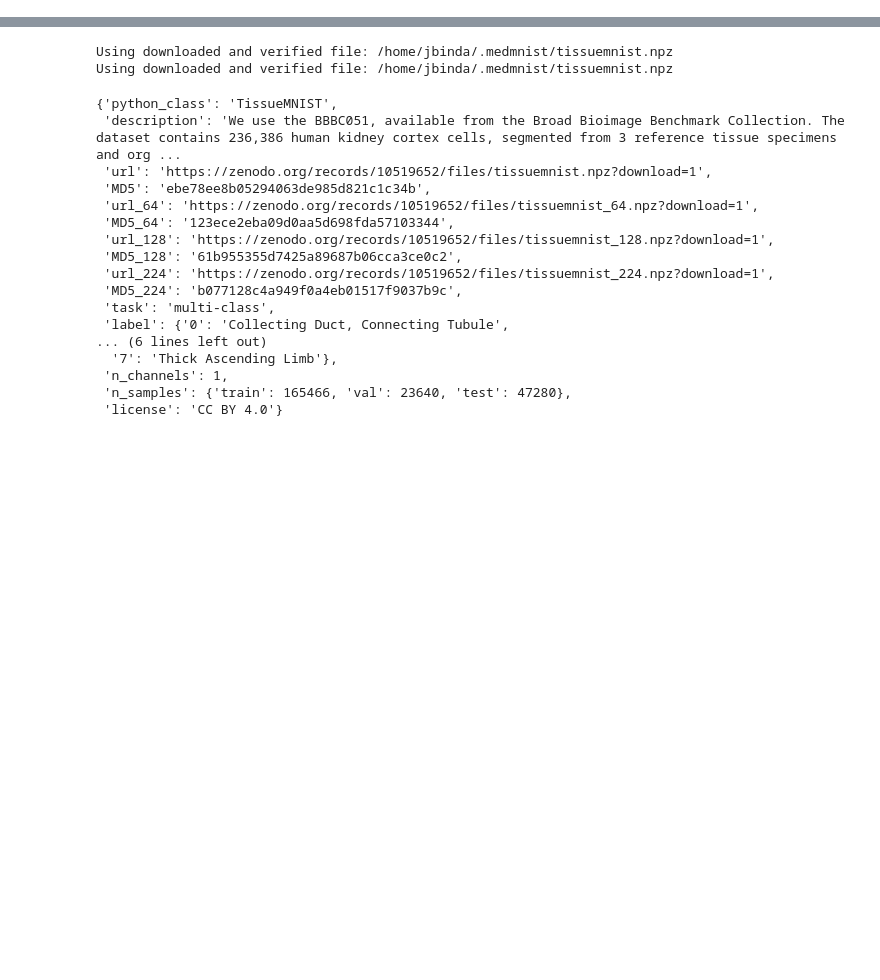
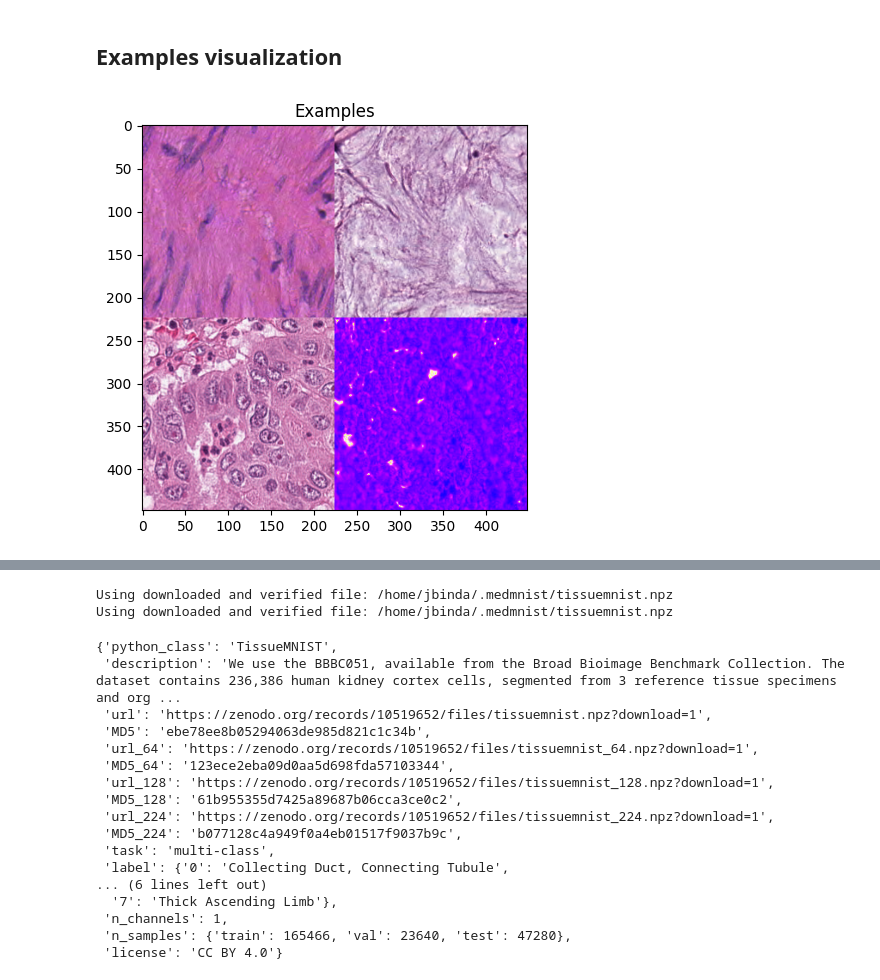
Before and after one commit to jbindaAI/MedMNIST, a Jupyter notebook: MedMnist_overview.ipynb, the cells around one changed output, grey strips where cells are left out. Cells and saved outputs as stored; diff of their text form; code cells hidden in the pictures; blank space fills up the shorter version.

```diff
--- a/MedMnist_overview.ipynb
+++ b/MedMnist_overview.ipynb
@@ -113,0 +105,6 @@ tensor([0.1237, 0.1768, 0.1244])
+# %% [markdown]
+## Examples visualization
+# %%
+visualize(dataset)
+# %% [output]
+[figure, added]
```
Also changed, not shown: parts of 47 cells of this notebook, 4 other files.
